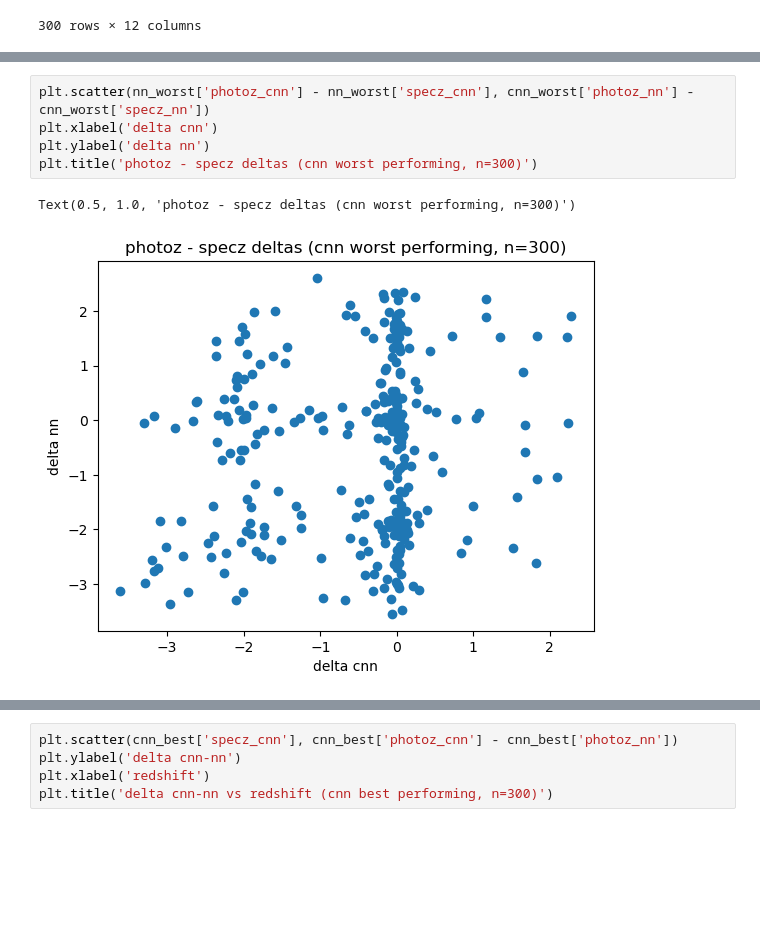
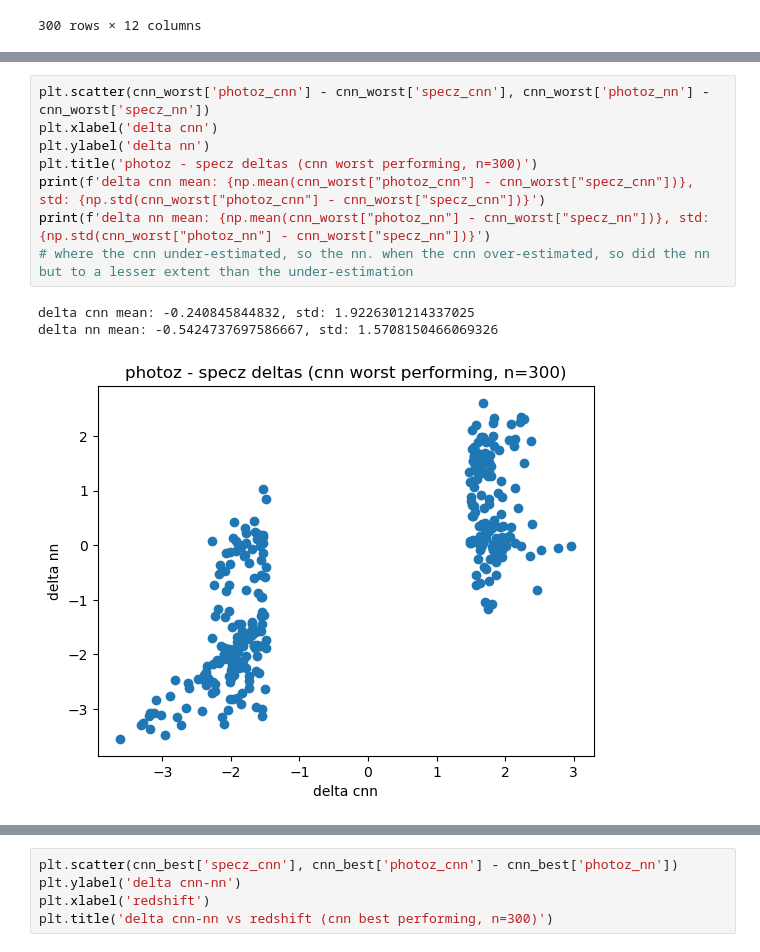
Before and after one commit to astrodatalab/photoz, a Jupyter notebook: code/CNN_visualization/model_performance_deltas.ipynb, the cells around one changed output, grey strips where cells are left out. Cells and saved outputs as stored; diff of their text form; blank space fills up the shorter version.

```diff
--- a/code/CNN_visualization/model_performance_deltas.ipynb
+++ b/code/CNN_visualization/model_performance_deltas.ipynb
@@ -110,12 +113,16 @@ Text(0.5, 1.0, 'photoz - specz deltas (cnn best performing, n=300)')
 [figure]
 # %%
-plt.scatter(nn_worst['photoz_cnn'] - nn_worst['specz_cnn'], cnn_worst['photoz_nn'] - cnn_worst['specz_nn'])
+plt.scatter(cnn_worst['photoz_cnn'] - cnn_worst['specz_cnn'], cnn_worst['photoz_nn'] - cnn_worst['specz_nn'])
 plt.xlabel('delta cnn')
 plt.ylabel('delta nn')
 plt.title('photoz - specz deltas (cnn worst performing, n=300)')
+print(f'delta cnn mean: {np.mean(cnn_worst["photoz_cnn"] - cnn_worst["specz_cnn"])}, std: {np.std(cnn_worst["photoz_cnn"] - cnn_worst["specz_cnn"])}')
+print(f'delta nn mean: {np.mean(cnn_worst["photoz_nn"] - cnn_worst["specz_nn"])}, std: {np.std(cnn_worst["photoz_nn"] - cnn_worst["specz_nn"])}')
+# where the cnn under-estimated, so the nn. when the cnn over-estimated, so did the nn but to a lesser extent than the under-estimation
 # %% [output]
-Text(0.5, 1.0, 'photoz - specz deltas (cnn worst performing, n=300)')
+delta cnn mean: -0.240845844832, std: 1.9226301214337025
+delta nn mean: -0.5424737697586667, std: 1.5708150466069326
-[figure, old version]
+[figure, new version]
 # %%
 plt.scatter(cnn_best['photoz_cnn'] - cnn_best['specz_cnn'], cnn_best['photoz_combined'] - cnn_best['specz_combined'])
 plt.xlabel('delta cnn')
```
Also changed, not shown: parts of 10 cells of this notebook.
